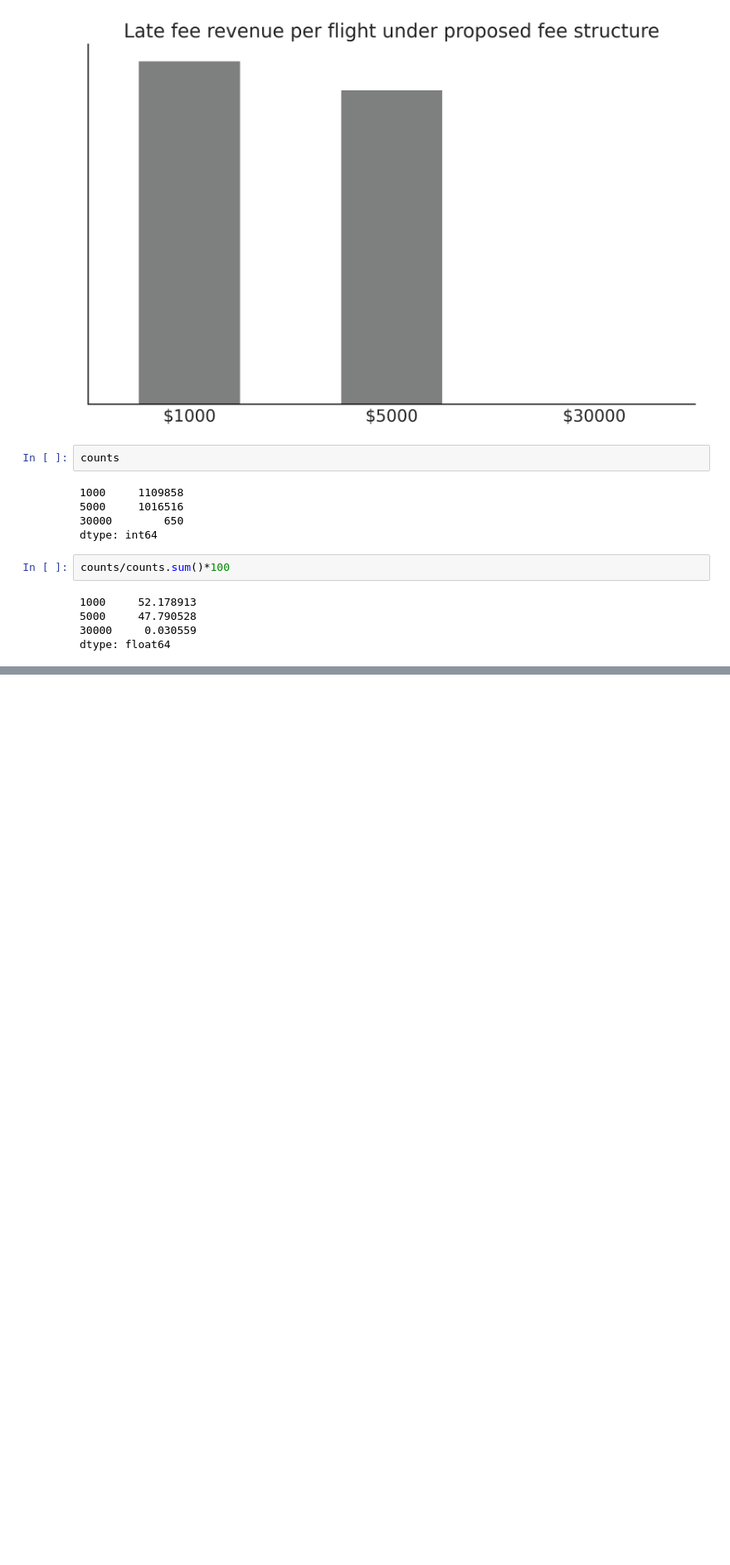
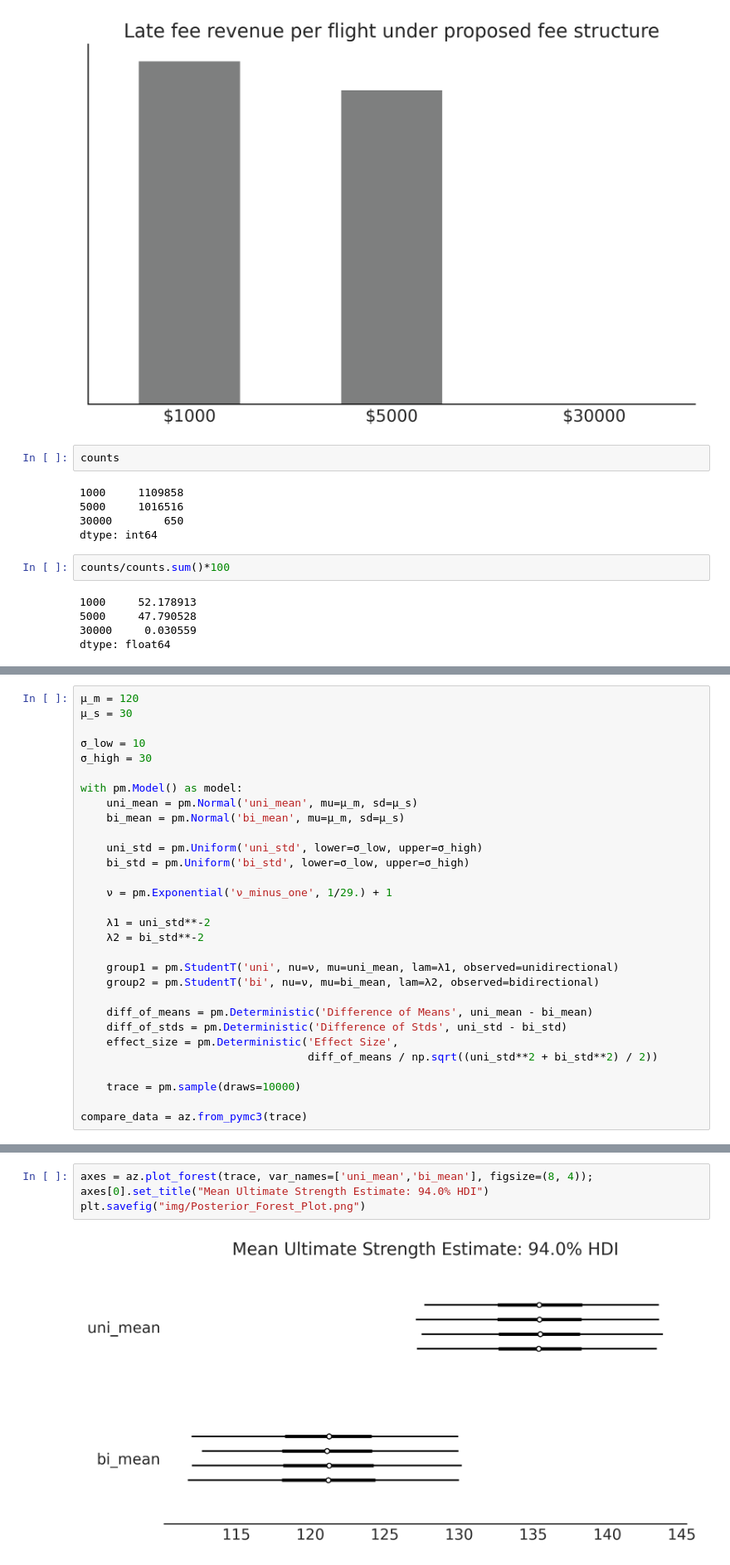
Before and after one commit to BayesianModelingandComputationInPython/BookCode_Edition1, a Jupyter notebook: notebooks/chp_09.ipynb, the cells around one changed output, grey strips where cells are left out. Shown at 83% size. Cells and saved outputs as stored; diff of their text form; blank space fills up the shorter version.

```diff
--- a/notebooks/chp_09.ipynb
+++ b/notebooks/chp_09.ipynb
@@ -374,0 +414,30 @@ dtype: float64
+# %%
+μ_m = 120
+μ_s = 30
+
+σ_low = 10
+σ_high = 30
+
+with pm.Model() as model:
+    uni_mean = pm.Normal('uni_mean', mu=μ_m, sd=μ_s)
+    bi_mean = pm.Normal('bi_mean', mu=μ_m, sd=μ_s)
+
+    uni_std = pm.Uniform('uni_std', lower=σ_low, upper=σ_high)
+    bi_std = pm.Uniform('bi_std', lower=σ_low, upper=σ_high)
+
+    ν = pm.Exponential('ν_minus_one', 1/29.) + 1
+
+    λ1 = uni_std**-2
+    λ2 = bi_std**-2
+
+    group1 = pm.StudentT('uni', nu=ν, mu=uni_mean, lam=λ1, observed=unidirectional)
+    group2 = pm.StudentT('bi', nu=ν, mu=bi_mean, lam=λ2, observed=bidirectional)
+
+    diff_of_means = pm.Deterministic('Difference of Means', uni_mean - bi_mean)
+    diff_of_stds = pm.Deterministic('Difference of Stds', uni_std - bi_std)
+    effect_size = pm.Deterministic('Effect Size',
+                                   diff_of_means / np.sqrt((uni_std**2 + bi_std**2) / 2))
+
+    trace = pm.sample(draws=10000)
+
+compare_data = az.from_pymc3(trace)
@@ -374,0 +451,6 @@ dtype: float64
+# %%
+axes = az.plot_forest(trace, var_names=['uni_mean','bi_mean'], figsize=(8, 4));
+axes[0].set_title("Mean Ultimate Strength Estimate: 94.0% HDI")
+plt.savefig("img/Posterior_Forest_Plot.png")
+# %% [output]
+[figure, added]
```
Also changed, not shown: parts of 8 cells of this notebook, 5 other files.
